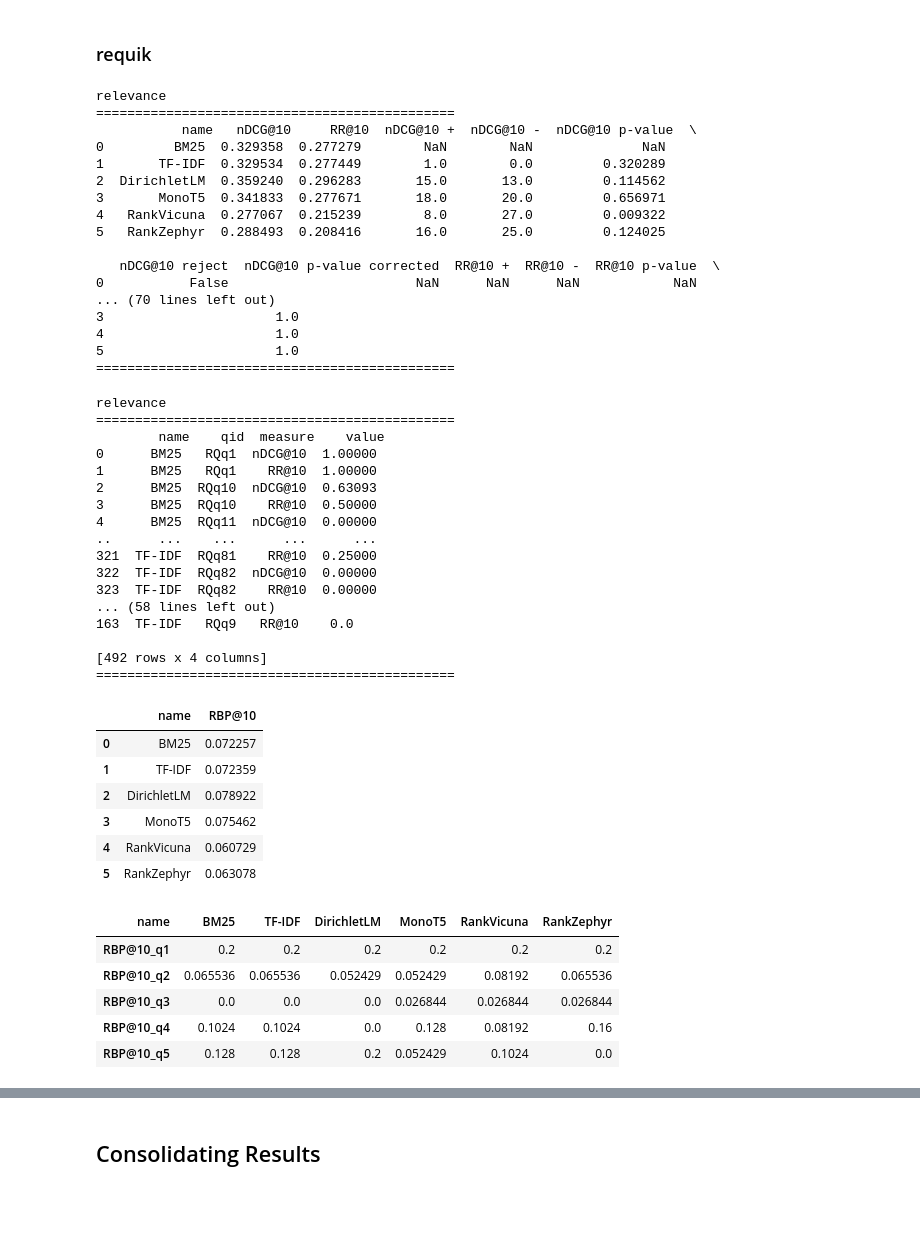
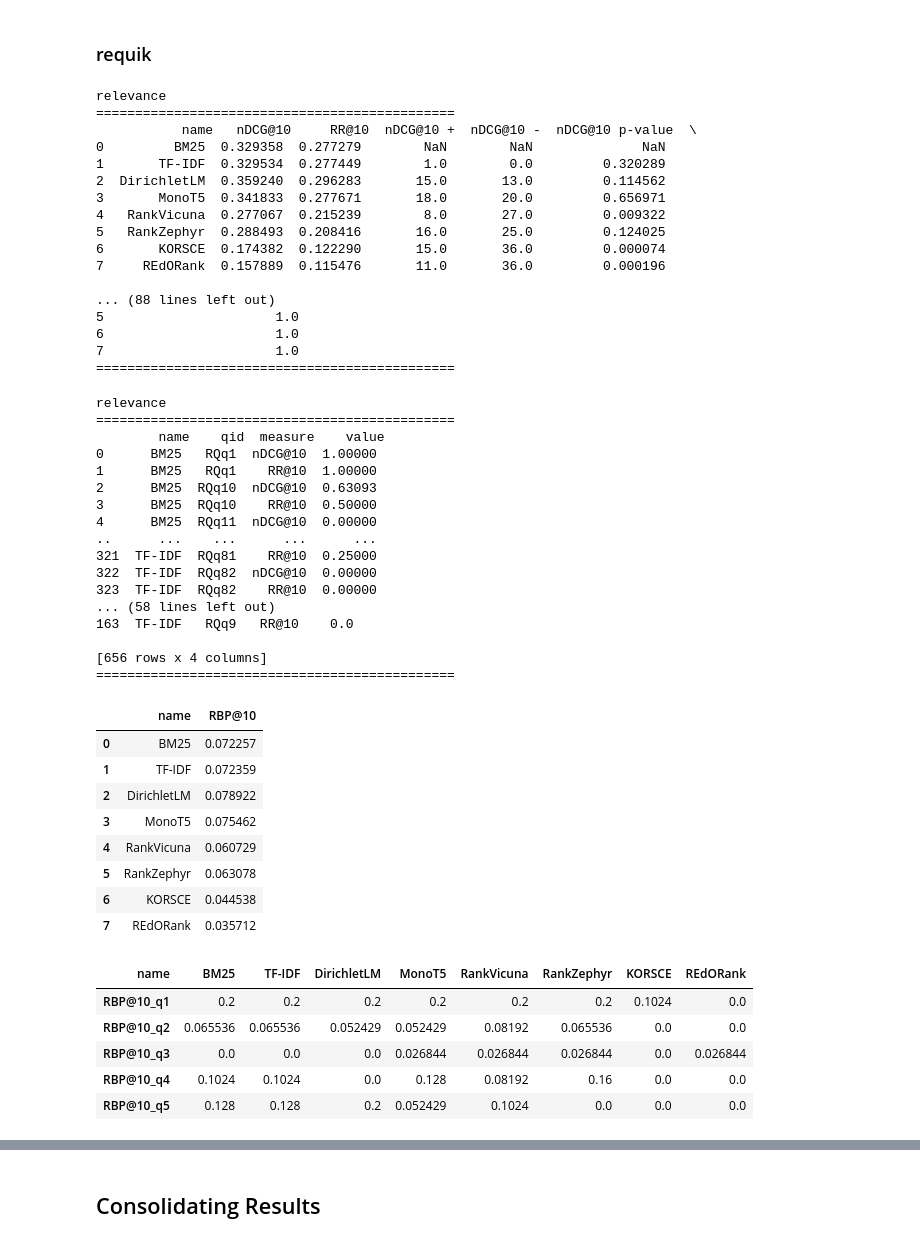
Before and after one commit to SOLandChildren/ChildCenteredEvaluation, a Jupyter notebook: code/evaluation.ipynb, the cells around one changed output, grey strips where cells are left out. Cells and saved outputs as stored; diff of their text form; code cells hidden in the pictures; blank space fills up the shorter version.

```diff
--- a/code/evaluation.ipynb
+++ b/code/evaluation.ipynb
@@ -164,7 +234,7 @@ import pandas as pd
 
 
 kf_retriever_systems = get_ranked_lists("results/kid-friend/")
-kf_retriever_names = ["BM25", "TF-IDF", "DirichletLM", "MonoT5", "RankVicuna", "RankZephyr"]
+kf_retriever_names = ["BM25", "TF-IDF", "DirichletLM", "MonoT5", "RankVicuna", "RankZephyr", "KORSCE", "REdORank"]
 
 # kf_retriever_systems = [kid_friend_tf_idf]
 # kf_retriever_names = ["TF-IDF"]
@@ -230,7 +304,7 @@ import pandas as pd
 
 
 kf_retriever_systems = get_ranked_lists("results/kid-friend/")
-kf_retriever_names = ["BM25", "TF-IDF", "DirichletLM", "MonoT5", "RankVicuna", "RankZephyr"]
+kf_retriever_names = ["BM25", "TF-IDF", "DirichletLM", "MonoT5", "RankVicuna", "RankZephyr", "KORSCE", "REdORank"]
 
 # kf_retriever_systems = [kid_friend_tf_idf]
 # kf_retriever_names = ["TF-IDF"]
@@ -264,7 +340,7 @@ import pandas as pd
 
 
 kf_retriever_systems = get_ranked_lists("results/kid-friend/")
-kf_retriever_names = ["BM25", "TF-IDF", "DirichletLM", "MonoT5", "RankVicuna", "RankZephyr"]
+kf_retriever_names = ["BM25", "TF-IDF", "DirichletLM", "MonoT5", "RankVicuna", "RankZephyr", "KORSCE", "REdORank"]
 
 # kf_retriever_systems = [kid_friend_tf_idf]
 # kf_retriever_names = ["TF-IDF"]
@@ -373,7 +455,7 @@ for qrel in qrels:
         retr_systems = get_ranked_lists("results/requik/"),
         topics = requik_queries,
         qrels = requik_qrel_file,
-        names=["BM25", "TF-IDF", "DirichletLM", "MonoT5", "RankVicuna", "RankZephyr"],
+        names=["BM25", "TF-IDF", "DirichletLM", "MonoT5", "RankVicuna", "RankZephyr", "KORSCE", "REdORank"],
         eval_metrics= metrics,
         save_dir=str(requik_results_dir),
         save_mode='reuse', # switch to overwrite if required
@@ -393,13 +475,13 @@ relevance
 3       MonoT5  0.341833  0.277671       18.0       20.0         0.656971
 4   RankVicuna  0.277067  0.215239        8.0       27.0         0.009322
 5   RankZephyr  0.288493  0.208416       16.0       25.0         0.124025
+6       KORSCE  0.174382  0.122290       15.0       36.0         0.000074
+7     REdORank  0.157889  0.115476       11.0       36.0         0.000196
 
-   nDCG@10 reject  nDCG@10 p-value corrected  RR@10 +  RR@10 -  RR@10 p-value  \
-0           False                        NaN      NaN      NaN            NaN
-... (70 lines left out)
-3                      1.0
-4                      1.0
+... (88 lines left out)
 5                      1.0
+6                      1.0
+7                      1.0
 ==============================================
 # %%
 import pyterrier as pt
@@ -435,7 +517,7 @@ for qrel in qrels:
         retr_systems = get_ranked_lists("results/requik/"),
         topics = requik_queries,
         qrels = requik_qrel_file,
-        names=["BM25", "TF-IDF", "DirichletLM", "MonoT5", "RankVicuna", "RankZephyr"],
+        names=["BM25", "TF-IDF", "DirichletLM", "MonoT5", "RankVicuna", "RankZephyr", "KORSCE", "REdORank"],
         eval_metrics= metrics,
         save_dir=str(requik_results_dir),
         save_mode='reuse', # switch to overwrite if required
@@ -460,7 +542,7 @@ relevance
 ... (58 lines left out)
 163  TF-IDF   RQq9   RR@10    0.0
 
-[492 rows x 4 columns]
+[656 rows x 4 columns]
 ==============================================
 # %%
 import pyterrier as pt
@@ -469,7 +551,7 @@ import pandas as pd
 
 
 requik_retriever_systems = get_ranked_lists("results/requik/")
-requik_retriever_names = ["BM25", "TF-IDF", "DirichletLM", "MonoT5", "RankVicuna", "RankZephyr"]
+requik_retriever_names = ["BM25", "TF-IDF", "DirichletLM", "MonoT5", "RankVicuna", "RankZephyr", "KORSCE", "REdORank"]
 
 # requik_retriever_systems = [requik_tf_idf]
 # requik_retriever_names = ["TF-IDF"]
@@ -494,41 +576,43 @@ requik_rbp_results_df
 | 3 | MonoT5 | 0.075462 |
 | 4 | RankVicuna | 0.060729 |
 | 5 | RankZephyr | 0.063078 |
+| 6 | KORSCE | 0.044538 |
+| 7 | REdORank | 0.035712 |
 # %%
 import pyterrier as pt
 from utils import RBP, get_ranked_lists
 import pandas as pd
 
 
 requik_retriever_systems = get_ranked_lists("results/requik/")
-requik_retriever_names = ["BM25", "TF-IDF", "DirichletLM", "MonoT5", "RankVicuna", "RankZephyr"]
+requik_retriever_names = ["BM25", "TF-IDF", "DirichletLM", "MonoT5", "RankVicuna", "RankZephyr", "KORSCE", "REdORank"]
 
 # requik_retriever_systems = [requik_tf_idf]
 # requik_retriever_names = ["TF-IDF"]
 
 requik_queries = pd.read_csv("../data/requik/inputs/topics.csv")
 requik_queries["qid"] = requik_queries["qid"].astype(str)
 requik_qrel = pd.read_csv("../data/requik/qrels/qrels-relevance-binary.csv")
 requik_qrel["qid"] = requik_qrel["qid"].astype(str)
 
 requik_rbp_results = []
 for sys, name in zip(requik_retriever_systems, requik_retriever_names):
     score = RBP(topics=requik_queries, qrels=requik_qrel, retriever_system=sys, phi=0.8, perquery=True, k=10)
     requik_rbp_results.append([name] + score)
 
 requik_rbp_results_df_per_query = pd.DataFrame(requik_rbp_results, columns=["name"] + [f"RBP@10_q{i}" for i in range(1, len(score)+1)])
 requik_rbp_results_df_per_query = requik_rbp_results_df_per_query.T
 requik_rbp_results_df_per_query.columns = requik_rbp_results_df_per_query.iloc[0]
 requik_rbp_results_df_per_query = requik_rbp_results_df_per_query.iloc[1:]
 requik_rbp_results_df_per_query.to_csv("results/requik/query_wise/RBP.csv", index=True)
 requik_rbp_results_df_per_query.head()
 # %% [output]
-| name | BM25 | TF-IDF | DirichletLM | MonoT5 | RankVicuna | RankZephyr |
-| RBP@10_q1 | 0.2 | 0.2 | 0.2 | 0.2 | 0.2 | 0.2 |
-| RBP@10_q2 | 0.065536 | 0.065536 | 0.052429 | 0.052429 | 0.08192 | 0.065536 |
-| RBP@10_q3 | 0.0 | 0.0 | 0.0 | 0.026844 | 0.026844 | 0.026844 |
-| RBP@10_q4 | 0.1024 | 0.1024 | 0.0 | 0.128 | 0.08192 | 0.16 |
-| RBP@10_q5 | 0.128 | 0.128 | 0.2 | 0.052429 | 0.1024 | 0.0 |
+| name | BM25 | TF-IDF | DirichletLM | MonoT5 | RankVicuna | RankZephyr | KORSCE | REdORank |
+| RBP@10_q1 | 0.2 | 0.2 | 0.2 | 0.2 | 0.2 | 0.2 | 0.1024 | 0.0 |
+| RBP@10_q2 | 0.065536 | 0.065536 | 0.052429 | 0.052429 | 0.08192 | 0.065536 | 0.0 | 0.0 |
+| RBP@10_q3 | 0.0 | 0.0 | 0.0 | 0.026844 | 0.026844 | 0.026844 | 0.0 | 0.026844 |
+| RBP@10_q4 | 0.1024 | 0.1024 | 0.0 | 0.128 | 0.08192 | 0.16 | 0.0 | 0.0 |
+| RBP@10_q5 | 0.128 | 0.128 | 0.2 | 0.052429 | 0.1024 | 0.0 | 0.0 | 0.0 |
 # %%
 from scipy.stats import ttest_rel
 import numpy as np
```
Also changed, not shown: parts of 35 cells of this notebook, 39 other files.
